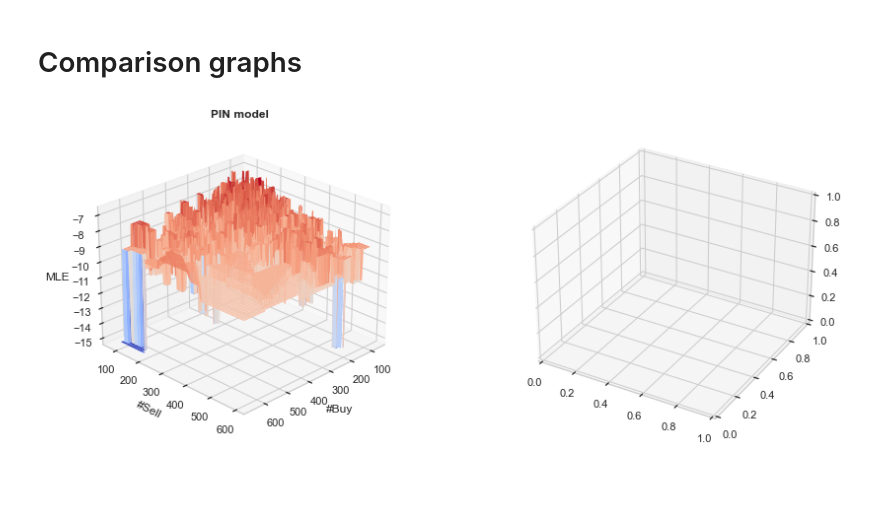
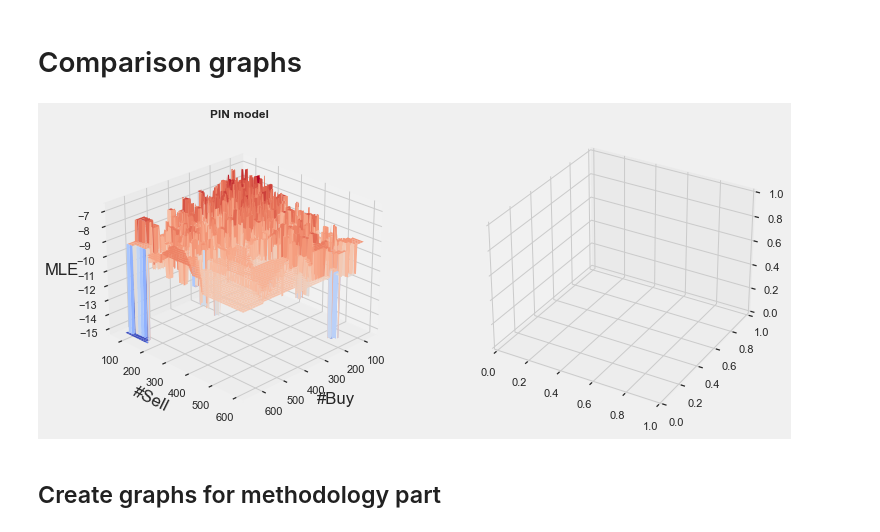
Before and after one commit to GuillaumePv/pin_surrogate_model, a Jupyter notebook: stat_desc.ipynb, the cells around one changed output. Saved outputs shown, nothing was run; the diff lists cells and outputs as text; code cells hidden in the pictures; blank space fills up the shorter version.

```diff
--- a/stat_desc.ipynb
+++ b/stat_desc.ipynb
@@ -6,7 +6,8 @@ import seaborn as sns
 import matplotlib.pyplot as plt
 from matplotlib import cm
 from scipy.interpolate import griddata
-sns.set_theme(style="whitegrid")
+from matplotlib import style
+style.use('fivethirtyeight')
 # %%
 path_data = "./data/PIN_MLE_new_20.txt"
 df = pd.read_csv(path_data)
@@ -78,7 +76,7 @@ for ax in axs.flat:
 
 # Hide x labels and tick labels for top plots and y ticks for right plots.
 for ax in axs.flat:
-    ax.label_outer()
+    #ax.label_outer()
     ax.set_xticks([])
 
 plt.tight_layout()
@@ -108,0 +134,27 @@ plt.tight_layout()
+# %%
+fig, axs = plt.subplots(2, 4,figsize=(15,5))
+fig.suptitle('Distribution of values')
+
+sns.histplot(df_1000["alpha"],kde=True,ax=axs[0, 0])
+axs[0, 0].set_title("Alpha")
+sns.histplot(df_1000["delta"],kde=True,ax=axs[0, 1])
+axs[0, 1].set_title("Delta")
+sns.histplot(df_1000["epsilon_b"],kde=True,ax=axs[0, 2])
+axs[0, 2].set_title("Epsilon buy")
+sns.histplot(df_1000["epsilon_s"],kde=True,ax=axs[0, 3])
+axs[0, 3].set_title("Epsilon sell")
+sns.histplot(df_1000["mu"],kde=True,ax=axs[1, 0])
+axs[1, 0].set_title("Mu")
+sns.histplot(df_1000["buy"],kde=True,ax=axs[1, 1])
+axs[1, 1].set_title("Buys")
+sns.histplot(df_1000["sell"],kde=True,ax=axs[1, 2])
+axs[1, 2].set_title("Sells")
+sns.histplot(df_1000["MLE"],kde=True,ax=axs[1, 3])
+axs[1, 3].set_title("MLE")
+
+
+
+for ax in axs.flat:
+    ax.set(ylabel='Count',xlabel="")
+
+plt.tight_layout()
@@ -111,26 +174,29 @@ plt.tight_layout()
 # %%
 
 def make_surf_plot(X, Y, Z, ax):
         """
         Create a volatility surface plot
         """
         XX, YY = np.meshgrid(np.linspace(min(X), max(X), 230), np.linspace(min(Y), max(Y), 230))
         ZZ = griddata(np.array([X, Y]).T, np.array(Z), (XX, YY), method='nearest')
 
         ax.plot_surface(XX, YY, ZZ, cmap=cm.coolwarm, linewidth=0)
         ax.view_init(25, 45)
         ax.set_xlabel('#Buy')
         ax.set_ylabel('#Sell')
         ax.set_zlabel('MLE')
         plt.tight_layout()
         return fig, ax
 
 fig = plt.figure(figsize=[6.4 * 2, 4.8])
 ax = fig.add_subplot(1, 2, 1, projection='3d')
 
 fig, ax = make_surf_plot(df_1000['buy'], df_1000['sell'], df_1000['MLE'], ax)
 ax.set_title("PIN model", fontsize=12, fontweight='bold')
 
 ax = fig.add_subplot(1, 2, 2, projection='3d')
+plt.tight_layout()
 # %% [output]
-[figure, old version]
+[figure, new version]
+# %% [markdown]
+## Create graphs for methodology part
```
Also changed, not shown: parts of 18 cells of this notebook, 21 other files.
